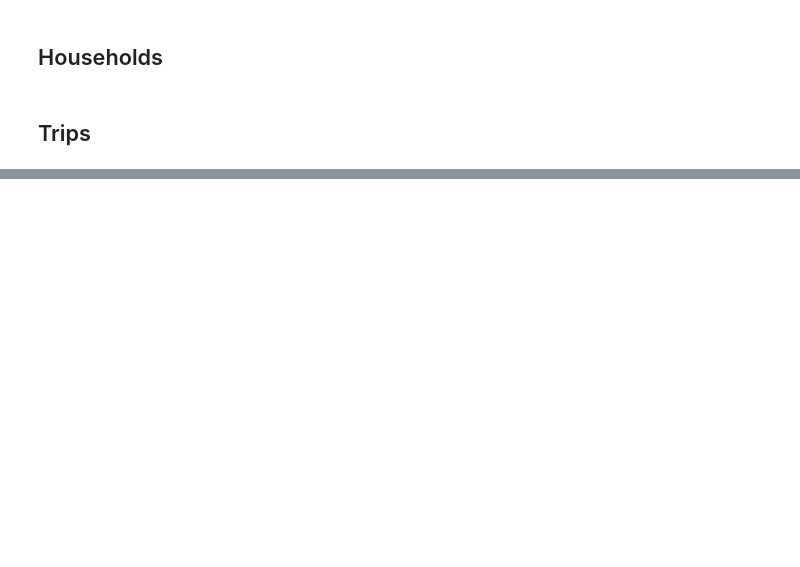
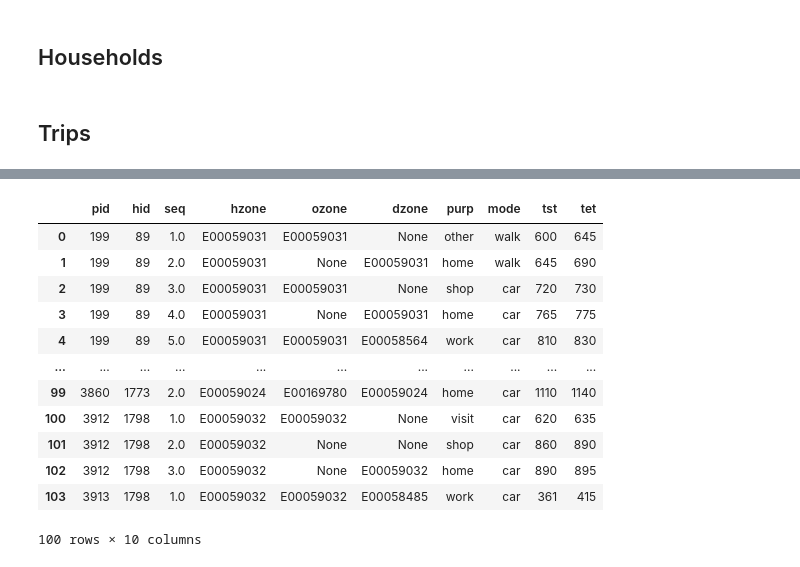
Before and after one commit to Urban-Analytics-Technology-Platform/acbm, a Jupyter notebook: notebooks/sandbox_exploring_pam.ipynb, the cells around one changed output, grey strips where cells are left out. Drawn from its saved outputs; the diff is of its cells as text; code cells hidden in the pictures; blank space fills up the shorter version.

```diff
--- a/notebooks/sandbox_exploring_pam.ipynb
+++ b/notebooks/sandbox_exploring_pam.ipynb
@@ -272,10 +305,13 @@ activity_chains_all.head(10)
 | 0 | 201 | 89 | 2903217 | E02002330 | E00059031 | [199, 200, 201] | None | NaN | 0 | NaN | ... |
 | 4 | 201 | 89 | 2903217 | E02002330 | E00059031 | [199, 200, 201] | None | NaN | 0 | NaN | ... |
 # %%
-# Step 1: Create dictionaries to map each id to their activity_geom and activity_id for each activity type
+import numpy as np
+
+# Step 1: Create dictionaries to map each id to their activity_geom, activity_id, and dzone for each activity type
 activity_types = ["home", "education", "work"]
 activity_geom_dict = {}
 activity_id_dict = {}
+dzone_dict = {}
 
 for activity in activity_types:
     filtered_df = activity_chains_all[
@@ -283,8 +319,9 @@ for activity in activity_types:
     ]
     activity_geom_dict[activity] = filtered_df.set_index("id")["activity_geom"].to_dict()
     activity_id_dict[activity] = filtered_df.set_index("id")["activity_id"].to_dict()
+    dzone_dict[activity] = filtered_df.set_index("id")["dzone"].to_dict()
 
-# Step 2: Populate the origin_geom and origin_id columns based on the oact value
+# Step 2: Populate the origin_geom, origin_id, and ozone columns based on the oact value
 def get_origin_geom(row):
     if row["oact"] in activity_geom_dict and row["id"] in activity_geom_dict[row["oact"]]:
         return activity_geom_dict[row["oact"]][row["id"]]
@@ -295,6 +332,12 @@ def get_origin_id(row):
         return activity_id_dict[row["oact"]][row["id"]]
     return None
 
+def get_ozone(row):
+    if row["oact"] in dzone_dict and row["id"] in dzone_dict[row["oact"]]:
+        return dzone_dict[row["oact"]][row["id"]]
+    return np.nan
+
 activity_chains_all = activity_chains_all.copy()
 activity_chains_all["origin_geom"] = activity_chains_all.apply(get_origin_geom, axis=1)
 activity_chains_all["origin_id"] = activity_chains_all.apply(get_origin_id, axis=1)
+activity_chains_all["ozone"] = activity_chains_all.apply(get_ozone, axis=1)
@@ -313,7 +344,8 @@ activity_chains_all["origin_id"] = activity_chains_all.apply(get_origin_id, axis
 # %%
 activity_chains_all = activity_chains_all[["id", "household", "nts_ind_id", "nts_hh_id", "age_years",
                                            "oact", "dact", "TripTotalTime", "TripDisIncSW", "seq", "mode", "tst", "tet",
-                                           "origin_id", "origin_geom", "activity_id", "activity_geom"]]
+                                           "ozone", "dzone", "origin_id", "origin_geom", "activity_id", "activity_geom"]]
+
 activity_chains_all.head(10)
 # %% [output]
 |  | id | household | nts_ind_id | nts_hh_id | age_years | oact | dact | TripTotalTime | TripDisIncSW | ... |
@@ -329,0 +364,9 @@ activity_chains_all.head(10)
+# %%
+
+# Merge the DataFrames on 'household_id' from activity_chains and 'house_id' from activity_chains_home_hh
+activity_chains_all = activity_chains_all.merge(activity_chains_home_hh[['household', 'OA21CD']], on='household', how ='left')
+
+# Rename the 'OA21CD' column to 'hzone'
+activity_chains_all.rename(columns={'OA21CD': 'hzone'}, inplace=True)
+
+activity_chains_all.head(5)
@@ -918,0 +430,19 @@ Person: 2022003508
+# %%
+# replace Nan values in ozone and dzone with "na"
+trips['ozone'] = trips['ozone'].apply(lambda x: None if pd.isna(x) else x)
+trips['dzone'] = trips['dzone'].apply(lambda x: None if pd.isna(x) else x)
+trips.head(100)
+# %% [output]
+|  | pid | hid | seq | hzone | ozone | dzone | purp | mode | tst | tet |
+| 0 | 199 | 89 | 1.0 | E00059031 | E00059031 | None | other | walk | 600 | 645 |
+| 1 | 199 | 89 | 2.0 | E00059031 | None | E00059031 | home | walk | 645 | 690 |
+| 2 | 199 | 89 | 3.0 | E00059031 | E00059031 | None | shop | car | 720 | 730 |
+| 3 | 199 | 89 | 4.0 | E00059031 | None | E00059031 | home | car | 765 | 775 |
+| 4 | 199 | 89 | 5.0 | E00059031 | E00059031 | E00058564 | work | car | 810 | 830 |
+| ... | ... | ... | ... | ... | ... | ... | ... | ... | ... | ... |
+| 99 | 3860 | 1773 | 2.0 | E00059024 | E00169780 | E00059024 | home | car | 1110 | 1140 |
+| 100 | 3912 | 1798 | 1.0 | E00059032 | E00059032 | None | visit | car | 620 | 635 |
+| 101 | 3912 | 1798 | 2.0 | E00059032 | None | None | shop | car | 860 | 890 |
+| 102 | 3912 | 1798 | 3.0 | E00059032 | None | E00059032 | home | car | 890 | 895 |
+| 103 | 3913 | 1798 | 1.0 | E00059032 | E00059032 | E00058485 | work | car | 361 | 415 |
+100 rows × 10 columns
```
Also changed, not shown: parts of 52 cells of this notebook.
